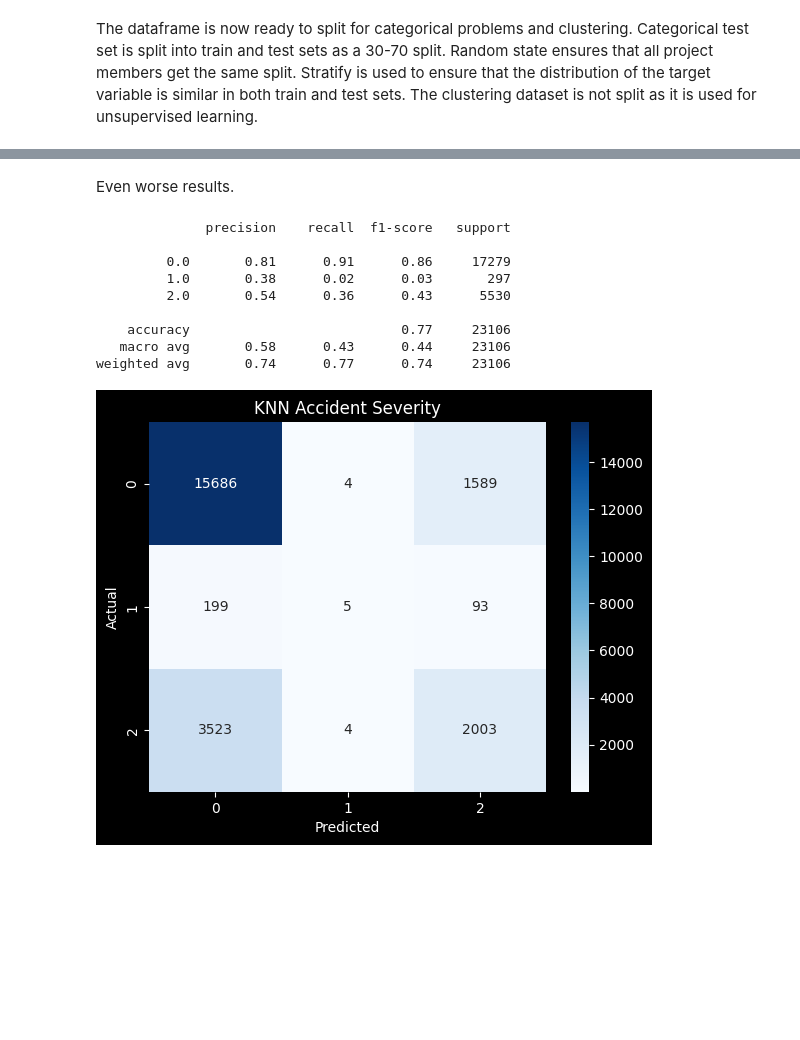
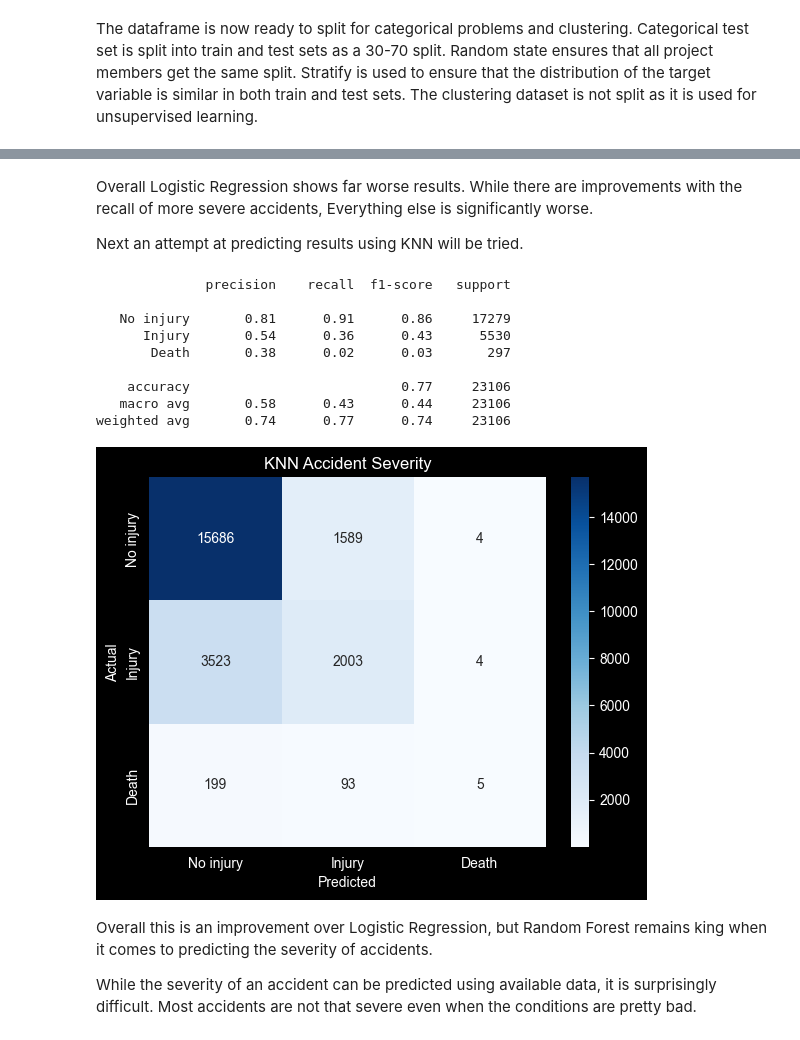
Before and after one commit to nealukumies/dml-project, a Jupyter notebook: traffic_accident_analysis.ipynb, the cells around one changed output, grey strips where cells are left out. Cells and saved outputs as stored; diff of their text form; code cells hidden in the pictures; blank space fills up the shorter version.

```diff
--- a/traffic_accident_analysis.ipynb
+++ b/traffic_accident_analysis.ipynb
@@ -457,27 +481,16 @@ Here is the result for using random forest to predict the severity. It seems to
 # %%
-X_train, X_test, y_train, y_test = train_test_split(
-    X, y, test_size=0.2, random_state=5040, stratify=y
-)
-
+X_train, X_test, y_train, y_test = train_test_split(X, y, test_size=0.2, random_state=5040, stratify=y)
 scaler = StandardScaler()
 X_train_scaled = scaler.fit_transform(X_train)
 X_test_scaled = scaler.transform(X_test)
-
-
-logreg_severity_model = LogisticRegression(
-    solver='lbfgs',
-    max_iter=1000,
-    class_weight='balanced',
-    random_state=42
-)
-
+logreg_severity_model = LogisticRegression(solver='lbfgs', max_iter=1000, class_weight='balanced', random_state=5040)
 logreg_severity_model.fit(X_train_scaled, y_train)
-
 y_pred = logreg_severity_model.predict(X_test_scaled)
 
-print(classification_report(y_test, y_pred))
-cm = confusion_matrix(y_test, y_pred, labels=[0,1,2])
-sns.heatmap(cm, annot=True, fmt="d", cmap="Blues")
+labels = ["No injury", "Injury", "Death"]
+print(classification_report(y_test, y_pred, labels=[0, 2, 1], target_names=labels))
+cm = confusion_matrix(y_test, y_pred, labels=[0,2,1])
+sns.heatmap(cm, annot=True, fmt="d", cmap="Blues", xticklabels=labels, yticklabels=labels)
 plt.xlabel("Predicted")
 plt.ylabel("Actual")
 plt.title("Logistic Regression Accident Severity")
@@ -496,34 +509,35 @@ weighted avg       0.72      0.46      0.54     23106
 # %% [markdown]
-Even worse results.
+Overall Logistic Regression shows far worse results. While there are improvements with the recall of more severe accidents, Everything else is significantly worse.
+
+Next an attempt at predicting results using KNN will be tried.
 # %%
 scaler = StandardScaler()
 X_train_scaled = scaler.fit_transform(X_train)
 X_test_scaled = scaler.transform(X_test)
-
-knn_model = KNeighborsClassifier(
-    n_neighbors=7,
-    weights='distance'  # gives closer neighbors more influence
-)
-
+knn_model = KNeighborsClassifier(n_neighbors=7, weights='distance')
 knn_model.fit(X_train_scaled, y_train)
-
 y_pred = knn_model.predict(X_test_scaled)
 
-print(classification_report(y_test, y_pred))
-cm = confusion_matrix(y_test, y_pred, labels=[0,1,2])
-sns.heatmap(cm, annot=True, fmt="d", cmap="Blues")
+labels = ["No injury", "Injury", "Death"]
+print(classification_report(y_test, y_pred, labels=[0, 2, 1], target_names=labels))
+cm = confusion_matrix(y_test, y_pred, labels=[0,2,1])
+sns.heatmap(cm, annot=True, fmt="d", cmap="Blues", xticklabels=labels, yticklabels=labels)
 plt.xlabel("Predicted")
 plt.ylabel("Actual")
 plt.title("KNN Accident Severity")
 plt.show()
 # %% [output]
               precision    recall  f1-score   support
 
-         0.0       0.81      0.91      0.86     17279
-         1.0       0.38      0.02      0.03       297
-         2.0       0.54      0.36      0.43      5530
+   No injury       0.81      0.91      0.86     17279
+      Injury       0.54      0.36      0.43      5530
+       Death       0.38      0.02      0.03       297
 
     accuracy                           0.77     23106
    macro avg       0.58      0.43      0.44     23106
 weighted avg       0.74      0.77      0.74     23106
-[figure, old version]
+[figure, new version]
+# %% [markdown]
+Overall this is an improvement over Logistic Regression, but Random Forest remains king when it comes to predicting the severity of accidents.
+
+While the severity of an accident can be predicted using available data, it is surprisingly difficult. Most accidents are not that severe even when the conditions are pretty bad.
```
Also changed, not shown: parts of 6 cells of this notebook, 1 other file.
